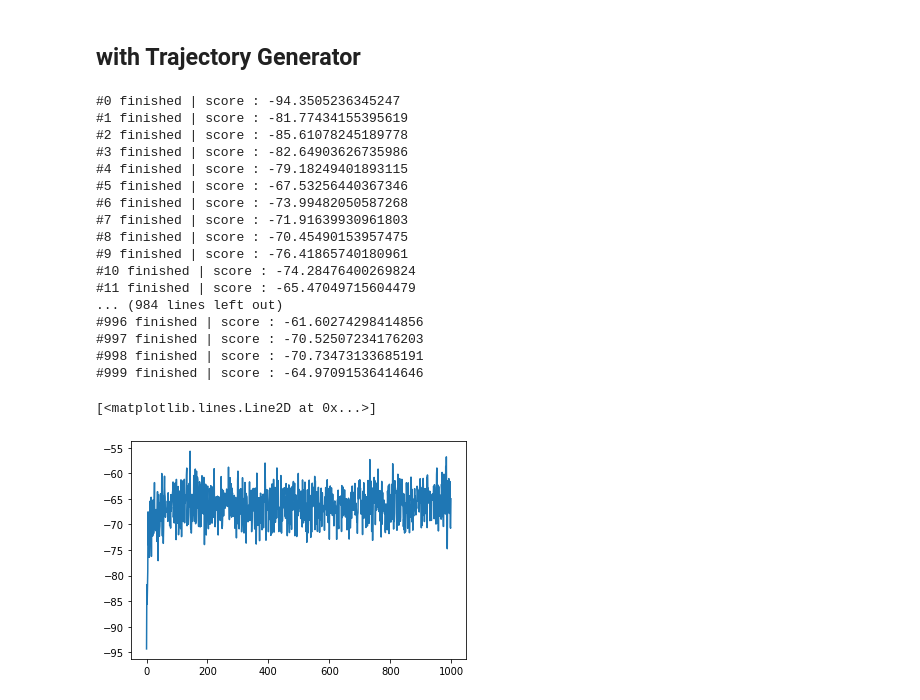
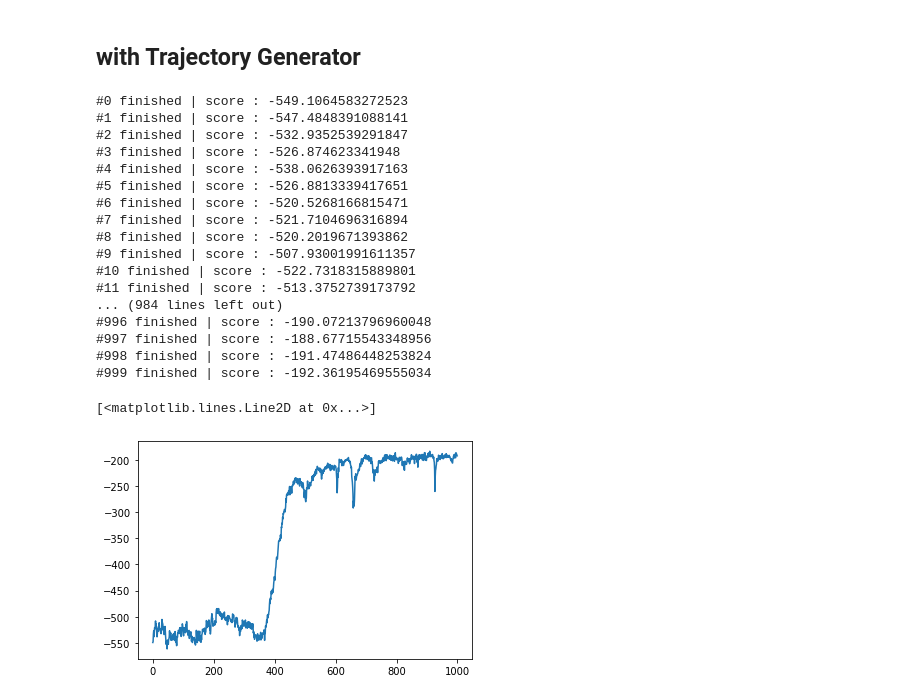
Before and after one commit to OnesoulKang/Policies-Modulating-Trajectory-Generators, a Jupyter notebook: pmtg.ipynb, the cells around one changed output. Drawn from its saved outputs; the diff is of its cells as text; code cells hidden in the pictures.

```diff
--- a/pmtg.ipynb
+++ b/pmtg.ipynb
@@ -39,12 +37,12 @@ class ActorCritic(nn.Module):
         if trainable_std:
             self.std = nn.Parameter(torch.exp(torch.ones(action_dim) * (-1)))
         else:
-            self.std = torch.exp(torch.ones(action_dim) * (-1))
+            self.std = torch.ones(action_dim) * 0.1 #torch.exp(torch.ones(action_dim) * (-2))
 
     def pi(self, x):
         x = F.relu(self.fc1(x))
         x = F.relu(self.fc2(x))
-        mean = self.fc3(x)
+        mean = torch.tanh(self.fc3(x))
 
         dist = torch.distributions.Normal(mean, self.std)
         actions = dist.sample()
@@ -55,7 +53,7 @@ class ActorCritic(nn.Module):
     def get_prob(self, x, a):
         x = F.relu(self.fc1(x))
         x = F.relu(self.fc2(x))
-        mean = self.fc3(x)
+        mean = torch.tanh(self.fc3(x))
 
         dist = torch.distributions.Normal(mean, self.std)
         log_probs = dist.log_prob(a)
@@ -177,15 +177,18 @@ score_hist = []
 for rollout in range(1000):
     score = 0
     hist = []
-    for i in range(l-1):
-        s = ref_traj[i]
+    s = ref_traj[0]
+    for i in range(l):
         s = torch.FloatTensor(s)
         _, a, _ = model.pi(s)
-        s_prime = ref_traj[i+1]
+        #s_prime = ref_traj[(i+1)%l]
+        y = ref_traj[(i+1)%l]
         expected_pos = a.detach().numpy()
-        r = -sqrt((s_prime[1] - expected_pos[0])**2 + (s_prime[2] - expected_pos[1])**2)
+        r = -sqrt((y[1] - expected_pos[0])**2 + (y[2] - expected_pos[1])**2)
+        s_prime = [y[0], expected_pos[0], expected_pos[1]]
         score += r
-        hist.append((s.tolist(), a.tolist(), r/100, s_prime.tolist()))
+        hist.append((s.tolist(), a.tolist(), r, s_prime))
+        s = s_prime
 
     train(model, optimizer, hist)
 
@@ -222,6 +225,6 @@ for i in range(l-1):
     net_out.append((expected_pos[0], expected_pos[1]))
 
 x_t, y_t = zip(*net_out)
-plt.plot(x_t,y_t)
-t, x, y = zip(*ref_traj)
-plt.plot(x,y)
+#plt.plot(x_t,y_t)
+#t, x, y = zip(*ref_traj)
+#plt.plot(x,y)
@@ -237,53 +237,58 @@ def TG(t, a_x, a_y):
 
     return x, y
 # %%
-obs_dim = 3
+obs_dim = 5
 action_dim = 4
 model2 = ActorCritic(obs_dim, action_dim)
 lr = 0.0001
 optimizer2 = optim.Adam(model2.parameters(), lr=lr)
 
 l = len(ref_traj)
 score_hist = []
 for rollout in range(1000):
     score = 0
     hist = []
-    for i in range(l-1):
-        s = ref_traj[i]
+    a = [0,0]
+    s = ref_traj[0]
+    s = s.tolist()
+    s.extend(a[0:2])
+    for i in range(l):
         s = torch.FloatTensor(s)
         _, a, _ = model2.pi(s)
         a = a.detach().tolist()
         tg_x, tg_y = TG(ref_traj[i][0], a[0], a[1])
-        s_prime = ref_traj[i+1]
+        y = ref_traj[(i+1)%l]
         expected_pos = [a[2] + tg_x, a[3] + tg_y]
-        r = -sqrt((s_prime[1] - expected_pos[0])**2 + (s_prime[2] - expected_pos[1])**2)
+        r = -sqrt((y[1] - expected_pos[0])**2 + (y[2] - expected_pos[1])**2)
+        s_prime = [y[0], expected_pos[0], expected_pos[1], a[0], a[1]]
         score += r
-        hist.append((s.tolist(), a, r/100, s_prime.tolist()))
+        hist.append((s.tolist(), a, r, s_prime))
+        s = s_prime
 
     train(model2, optimizer2, hist)
 
     score_hist.append(score)
     print(f'#{rollout} finished | score : {score}')
 plt.plot(score_hist)
 # %% [output]
-#0 finished | score : -94.3505236345247
-#1 finished | score : -81.77434155395619
-#2 finished | score : -85.61078245189778
-#3 finished | score : -82.64903626735986
-#4 finished | score : -79.18249401893115
-#5 finished | score : -67.53256440367346
-#6 finished | score : -73.99482050587268
-#7 finished | score : -71.91639930961803
-#8 finished | score : -70.45490153957475
-#9 finished | score : -76.41865740180961
-#10 finished | score : -74.28476400269824
-#11 finished | score : -65.47049715604479
+#0 finished | score : -549.1064583272523
+#1 finished | score : -547.4848391088141
+#2 finished | score : -532.9352539291847
+#3 finished | score : -526.874623341948
+#4 finished | score : -538.0626393917163
+#5 finished | score : -526.8813339417651
+#6 finished | score : -520.5268166815471
+#7 finished | score : -521.7104696316894
+#8 finished | score : -520.2019671393862
+#9 finished | score : -507.93001991611357
+#10 finished | score : -522.7318315889801
+#11 finished | score : -513.3752739173792
 ... (984 lines left out)
-#996 finished | score : -61.60274298414856
-#997 finished | score : -70.52507234176203
-#998 finished | score : -70.73473133685191
-#999 finished | score : -64.97091536414646
+#996 finished | score : -190.07213796960048
+#997 finished | score : -188.67715543348956
+#998 finished | score : -191.47486448253824
+#999 finished | score : -192.36195469555034
 [<matplotlib.lines.Line2D at 0x...>]
-[figure, old version]
+[figure, new version]
 # %%
 net_out = []
```
Also changed, not shown: parts of 5 cells of this notebook.
